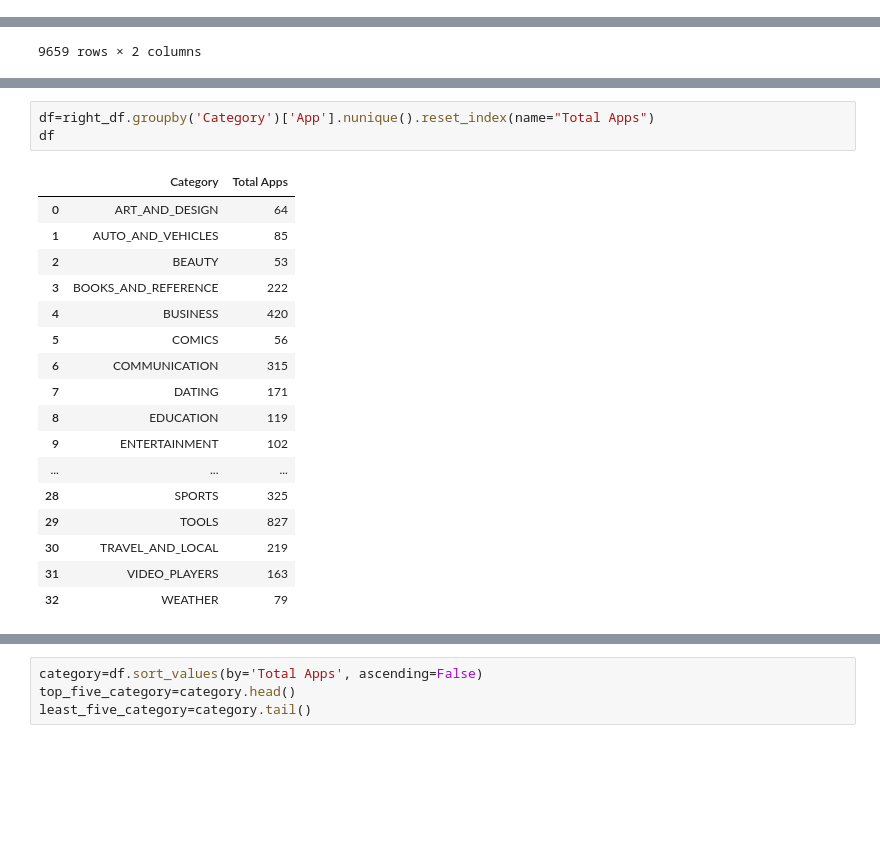
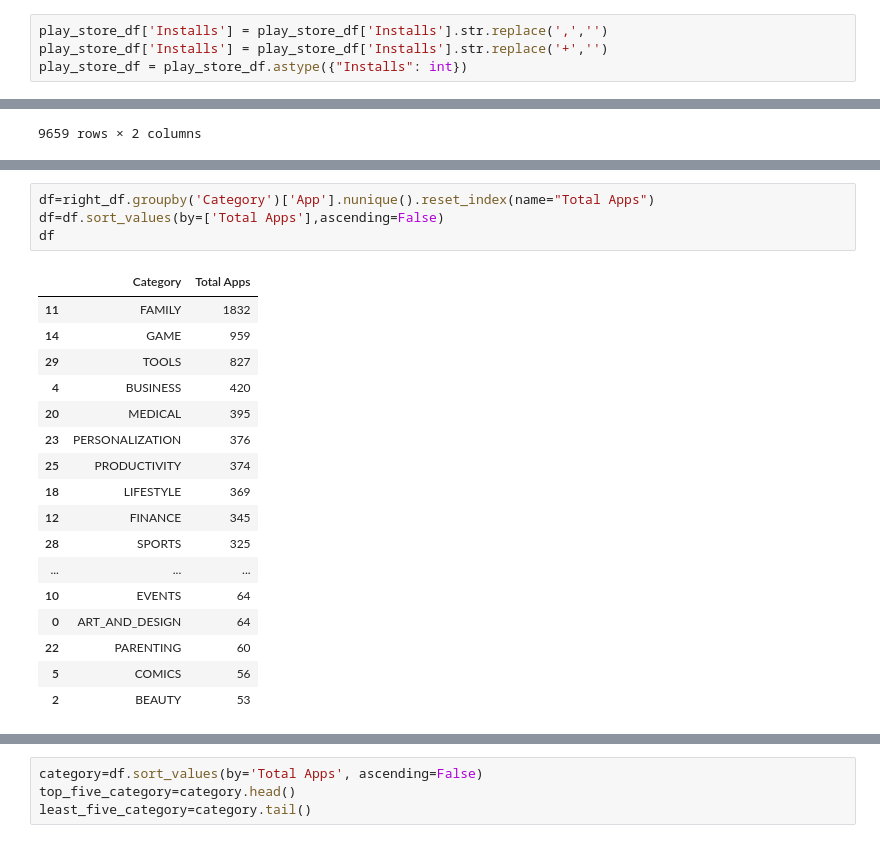
Before and after one commit to Navjotkhatri/EDA-Play-Store-App-Review-Analysis, a Jupyter notebook: EDA_Play_Store_App_Review_Analysis_Capstone_Project.ipynb, the cells around one changed output, grey strips where cells are left out. Saved outputs shown, nothing was run; the diff lists cells and outputs as text; blank space fills up the shorter version.

```diff
--- a/EDA_Play_Store_App_Review_Analysis_Capstone_Project.ipynb
+++ b/EDA_Play_Store_App_Review_Analysis_Capstone_Project.ipynb
@@ -121,5 +119,9 @@ play_store_df['Price'] = play_store_df['Price'].str.replace('$', '')
 # %%
 play_store_df = play_store_df.astype({"Price": float})
+# %%
+play_store_df['Installs'] = play_store_df['Installs'].str.replace(',','')
+play_store_df['Installs'] = play_store_df['Installs'].str.replace('+','')
+play_store_df = play_store_df.astype({"Installs": int})
 # %%
 play_store_df.info()
 # %% [output]
@@ -291,21 +330,22 @@ plt.show()
 # %%
 df=right_df.groupby('Category')['App'].nunique().reset_index(name="Total Apps")
+df=df.sort_values(by=['Total Apps'],ascending=False)
 df
 # %% [output]
 |  | Category | Total Apps |
+| 11 | FAMILY | 1832 |
+| 14 | GAME | 959 |
+| 29 | TOOLS | 827 |
+| 4 | BUSINESS | 420 |
+| 20 | MEDICAL | 395 |
+| 23 | PERSONALIZATION | 376 |
+| 25 | PRODUCTIVITY | 374 |
+| 18 | LIFESTYLE | 369 |
+| 12 | FINANCE | 345 |
+| 28 | SPORTS | 325 |
+| ... | ... | ... |
+| 10 | EVENTS | 64 |
 | 0 | ART_AND_DESIGN | 64 |
-| 1 | AUTO_AND_VEHICLES | 85 |
+| 22 | PARENTING | 60 |
+| 5 | COMICS | 56 |
 | 2 | BEAUTY | 53 |
-| 3 | BOOKS_AND_REFERENCE | 222 |
-| 4 | BUSINESS | 420 |
-| 5 | COMICS | 56 |
-| 6 | COMMUNICATION | 315 |
-| 7 | DATING | 171 |
-| 8 | EDUCATION | 119 |
-| 9 | ENTERTAINMENT | 102 |
-| ... | ... | ... |
-| 28 | SPORTS | 325 |
-| 29 | TOOLS | 827 |
-| 30 | TRAVEL_AND_LOCAL | 219 |
-| 31 | VIDEO_PLAYERS | 163 |
-| 32 | WEATHER | 79 |
```
Also changed, not shown: parts of 26 cells of this notebook.
